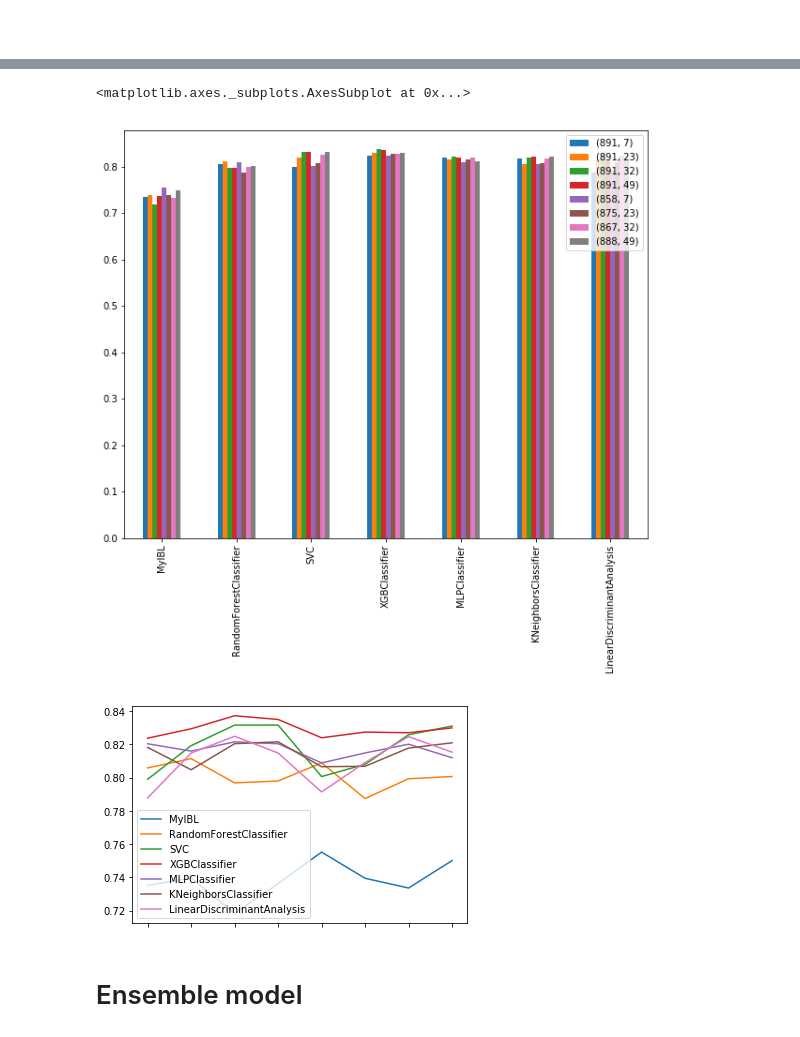
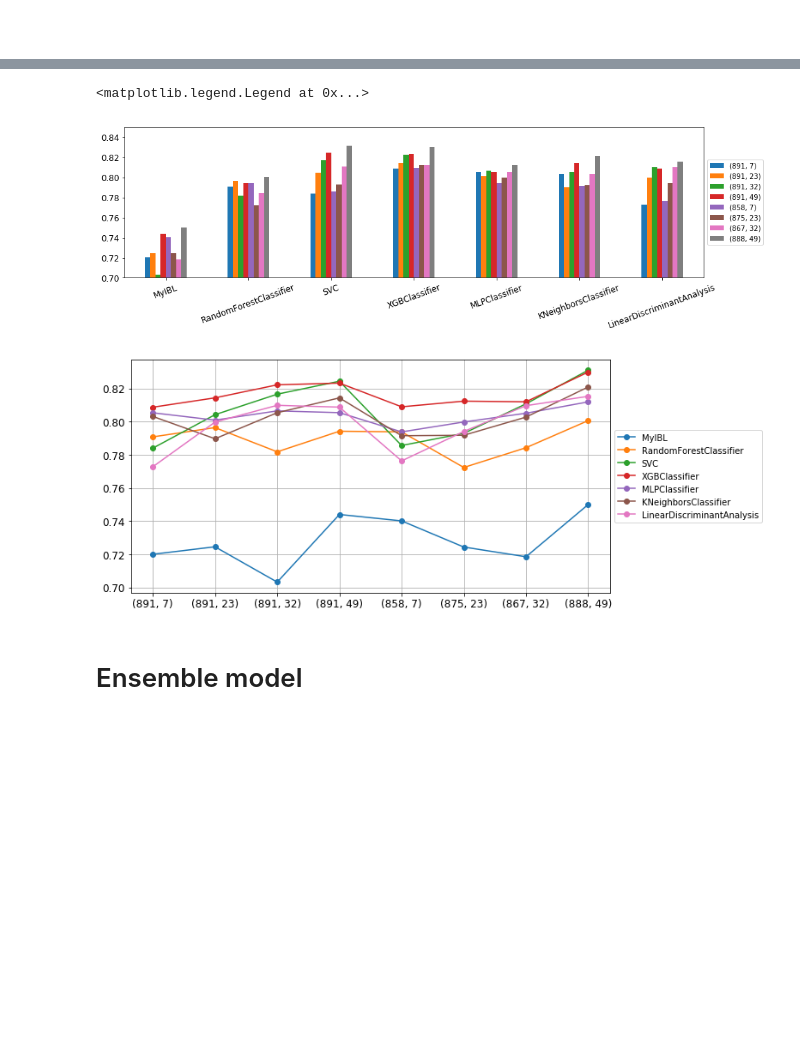
Before and after one commit to jforjohn/titanic_survival, a Jupyter notebook: ModelAnalysis.ipynb, the cells around one changed output, grey strips where cells are left out. Saved outputs shown, nothing was run; the diff lists cells and outputs as text; code cells hidden in the pictures; blank space fills up the shorter version.

```diff
--- a/ModelAnalysis.ipynb
+++ b/ModelAnalysis.ipynb
@@ -607,10 +607,16 @@ Index(['XGBClassifier', 'XGBClassifier', 'XGBClassifier', 'XGBClassifier', 'XGBC
-# %%
-df_combined.plot.bar(figsize=(10,8))
-df_combined.transpose().plot()
-# %% [output]
-<matplotlib.axes._subplots.AxesSubplot at 0x...>
-[figure, removed]
-[figure, removed]
+# %%
+df_combined.plot.bar(figsize=(15,4), rot=20, fontsize=12)
+plt.legend(loc='center left', bbox_to_anchor=(1.0, 0.5))
+plt.ylim(0.7, 0.85)
+ax = df_combined.transpose().plot(figsize=(10,5), grid=True, style='.-', markersize=12, fontsize=12)
+ax.set_xticks(range(df_combined.shape[1]))
+
+ax.set_xticklabels(df_combined.columns.values.tolist())
+plt.legend(loc='center left', bbox_to_anchor=(1.0, 0.5))
+# %% [output]
+<matplotlib.legend.Legend at 0x...>
+[figure, added]
+[figure, added]
 # %%
 #from importlib import reload
 #import  modelsAnalysis
```
Also changed, not shown: parts of 5 cells of this notebook.
